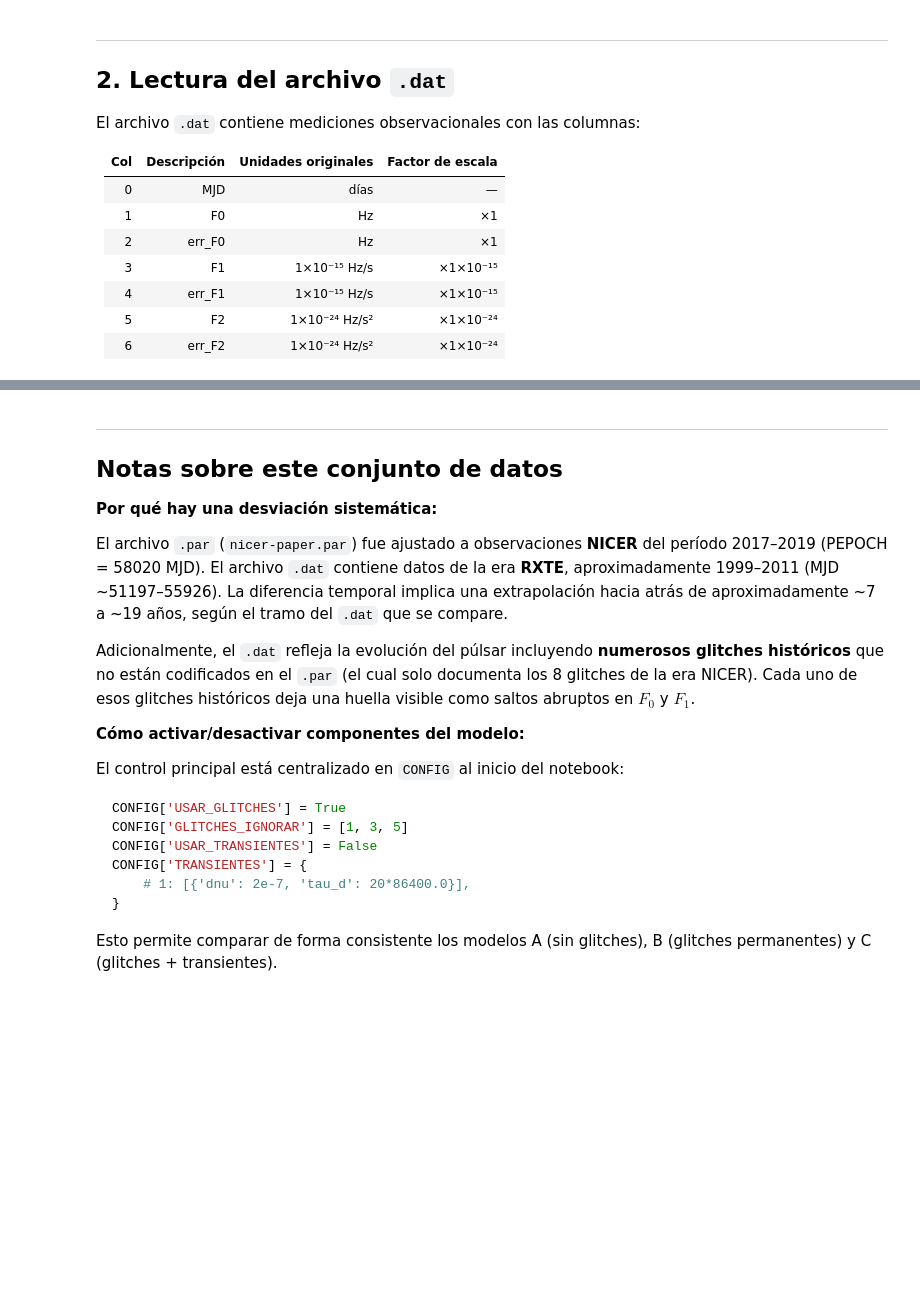
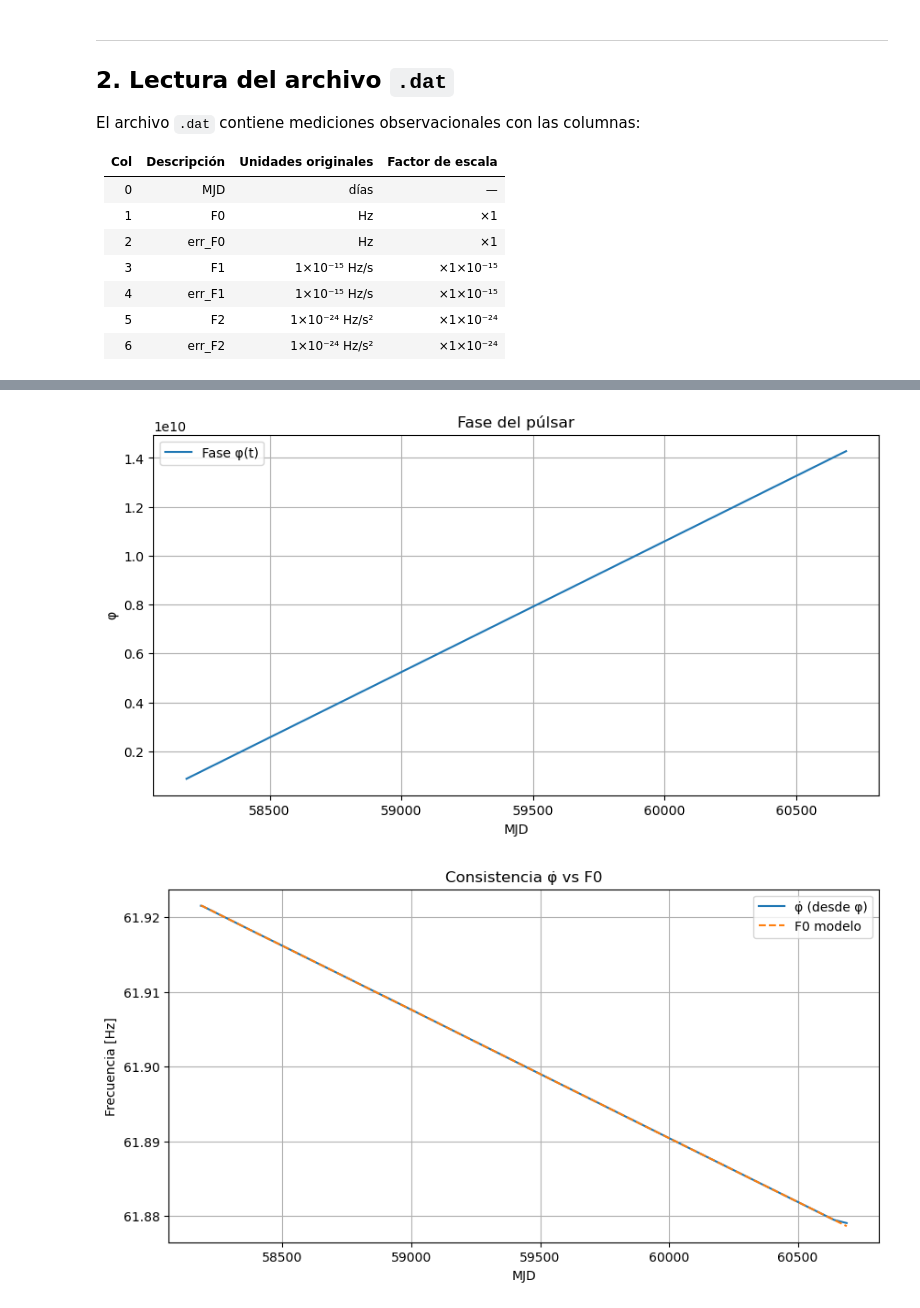
Before and after one commit to Jvtsu/Proyecto-Desoft, a Jupyter notebook: pulsar_etapa3.ipynb, the cells around one changed output, grey strips where cells are left out. Drawn from its saved outputs; the diff is of its cells as text; code cells hidden in the pictures; blank space fills up the shorter version.

````diff
--- a/pulsar_etapa3.ipynb
+++ b/pulsar_etapa3.ipynb
@@ -712,22 +222,47 @@ Resumen residuos modelo de referencia:
-# %% [markdown]
----
-## Notas sobre este conjunto de datos
-
-**Por qué hay una desviación sistemática:**
-
-El archivo `.par` (`nicer-paper.par`) fue ajustado a observaciones **NICER** del período 2017–2019 (PEPOCH = 58020 MJD). El archivo `.dat` contiene datos de la era **RXTE**, aproximadamente 1999–2011 (MJD ~51197–55926). La diferencia temporal implica una extrapolación hacia atrás de aproximadamente ~7 a ~19 años, según el tramo del `.dat` que se compare.
-
-Adicionalmente, el `.dat` refleja la evolución del púlsar incluyendo **numerosos glitches históricos** que no están codificados en el `.par` (el cual solo documenta los 8 glitches de la era NICER). Cada uno de esos glitches históricos deja una huella visible como saltos abruptos en $F_0$ y $F_1$.
-
-**Cómo activar/desactivar componentes del modelo:**
-
-El control principal está centralizado en `CONFIG` al inicio del notebook:
-```python
-CONFIG['USAR_GLITCHES'] = True
-CONFIG['GLITCHES_IGNORAR'] = [1, 3, 5]
-CONFIG['USAR_TRANSIENTES'] = False
-CONFIG['TRANSIENTES'] = {
-    # 1: [{'dnu': 2e-7, 'tau_d': 20*86400.0}],
-}
-```
-Esto permite comparar de forma consistente los modelos A (sin glitches), B (glitches permanentes) y C (glitches + transientes).
+# %%
+# -----------------------------------------------------------------
+# Derivadas de la fase
+# -----------------------------------------------------------------
+
+params, _ = leer_par(CONFIG['PAR_FILE'])
+datos, _ = leer_dat(CONFIG['DAT_FILE'])
+
+f0_model, f1_model = calcular_modelo(params, datos['mjd'], CONFIG['USAR_GLITCHES'])
+phi = calcular_fase(params, datos['mjd'], CONFIG['USAR_GLITCHES'])
+
+# Tiempo relativo
+t = (datos['mjd'] - params.get('PEPOCH', datos['mjd'][0])) * 86400.0
+
+# φ̇ y φ̈ CONSISTENTES (derivadas numéricas)
+phi_dot = np.gradient(phi, t)
+phi_ddot = np.gradient(phi_dot, t)
+# %%
+# -----------------------------------------------------------------
+# GRAFICOS
+# -----------------------------------------------------------------
+
+# φ(t)
+plt.figure(figsize=(10,5))
+plt.plot(datos['mjd'], phi, label='Fase φ(t)')
+plt.xlabel('MJD'); plt.ylabel('φ')
+plt.title('Fase del púlsar')
+plt.legend(); plt.grid(); plt.show()
+
+# φ̇ vs F0
+plt.figure(figsize=(10,5))
+plt.plot(datos['mjd'], phi_dot, label='φ̇ (desde φ)')
+plt.plot(datos['mjd'], f0_model, '--', label='F0 modelo')
+plt.xlabel('MJD'); plt.ylabel('Frecuencia [Hz]')
+plt.title('Consistencia φ̇ vs F0')
+plt.legend(); plt.grid(); plt.show()
+
+# φ̈ vs F1
+plt.figure(figsize=(10,5))
+plt.plot(datos['mjd'], phi_ddot, label='φ̈ (desde φ)')
+plt.plot(datos['mjd'], f1_model, '--', label='F1 modelo')
+plt.xlabel('MJD'); plt.ylabel('Derivada [Hz/s]')
+plt.title('Consistencia φ̈ vs F1')
+plt.legend(); plt.grid(); plt.show()
+# %% [output]
+[figure, added]
+[figure, added]
````
Also changed, not shown: parts of 15 cells of this notebook.
